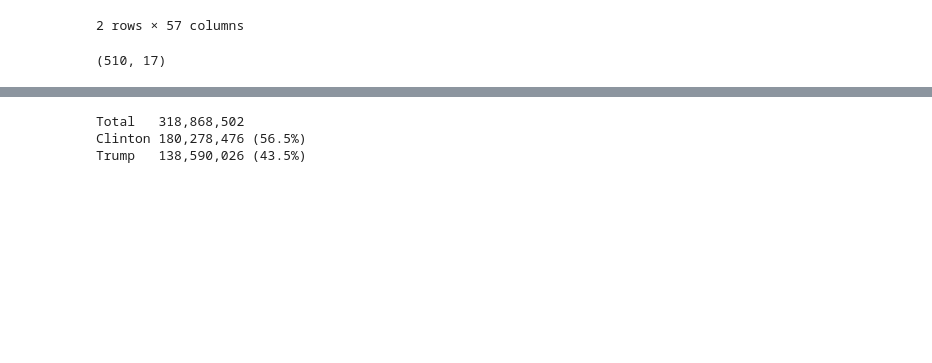
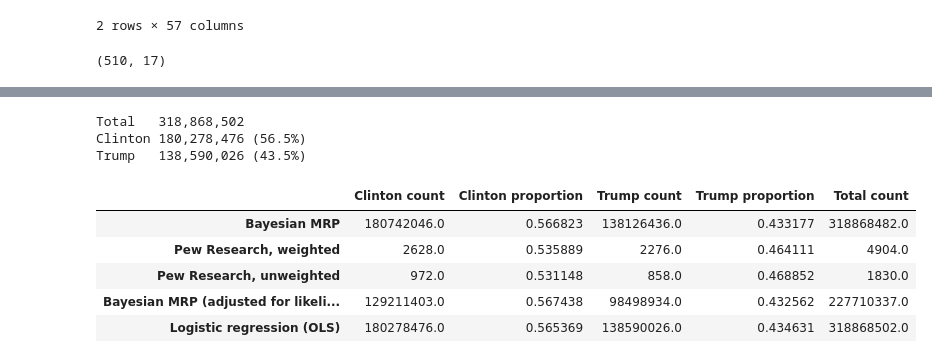
Before and after one commit to aenfield/Data512, a Jupyter notebook: project/MRP_Presidential_Election_2016.ipynb, the cells around one changed output, grey strips where cells are left out. Cells and saved outputs as stored; diff of their text form; code cells hidden in the pictures; blank space fills up the shorter version.

```diff
--- a/project/MRP_Presidential_Election_2016.ipynb
+++ b/project/MRP_Presidential_Election_2016.ipynb
@@ -575,4 +581,5 @@ def show_counts_and_proportions(clinton_count, trump_count):
 # %%
-show_counts_and_proportions(all_cells_with_results['votes_clinton'].sum(),
-                            all_cells_with_results['votes_trump'].sum())
+result_comparison = get_counts_and_proportions("Bayesian MRP",
+                                               all_cells_with_results['votes_clinton'].sum(),
+                                               all_cells_with_results['votes_trump'].sum())
 # %% [output]
@@ -593,8 +600,9 @@ Clinton/lean Clinton    2628.352941
 Trump/lean Trump        2276.147059
 Name: weight, dtype: float64
 # %%
-show_counts_and_proportions(round(d_only[d_only['q10horseGP'] == 'Clinton/lean Clinton']['weight'].sum()),
-                            round(d_only[d_only['q10horseGP'] == 'Trump/lean Trump']['weight'].sum()))
+result_comparison = pd.concat([result_comparison, get_counts_and_proportions("Pew Research, weighted",
+    round(d_only[d_only['q10horseGP'] == 'Clinton/lean Clinton']['weight'].sum()),
+    round(d_only[d_only['q10horseGP'] == 'Trump/lean Trump']['weight'].sum()))])
 # %% [output]
 Total   4,904.0
 Clinton 2,628.0 (53.6%)
@@ -602,8 +613,11 @@ Trump   2,276.0 (46.4%)
 # %% [markdown]
 And if we don't use the weights, just for comparison?
 # %%
-show_counts_and_proportions(len(d_only[d_only['q10horseGP'] == 'Clinton/lean Clinton']),
-                            len(d_only[d_only['q10horseGP'] == 'Trump/lean Trump']))
+result_comparison = pd.concat([result_comparison, get_counts_and_proportions("Pew Research, unweighted",
+    len(d_only[d_only['q10horseGP'] == 'Clinton/lean Clinton']),
+    len(d_only[d_only['q10horseGP'] == 'Trump/lean Trump']))])
+
+result_comparison
 # %% [output]
 Total   1,830
 Clinton 972 (53.1%)
@@ -789,0 +796,6 @@ Trump   98,498,934 (43.3%)
+# %%
+result_comparison = pd.concat([result_comparison, get_counts_and_proportions("Bayesian MRP (adjusted for likelihood of voting)",
+    all_cells_with_results_and_adj_voted_data['votes_adj_clinton'].sum(),
+    all_cells_with_results_and_adj_voted_data['votes_adj_trump'].sum())])
+
+result_comparison
@@ -856,9 +877,16 @@ all_cells_with_results_and_adj_voted_data_and_lr[:3]
 | 1 | Female | Asian or Asian-American | Alaska | 0.318009 | 0.339041 | 0.166253 | 0.005143 | 0.041916 | 0.650145 | 28853.07 | ... |
 | 2 | Female | Asian or Asian-American | Arizona | 0.307900 | 0.319776 | 0.115079 | 0.003314 | 0.100615 | 0.523859 | 124310.67 | ... |
 # %%
-show_counts_and_proportions(all_cells_with_results_and_adj_voted_data_and_lr['lr_votes_clinton'].sum(),
-                            all_cells_with_results_and_adj_voted_data_and_lr['lr_votes_trump'].sum())
+result_comparison = pd.concat([result_comparison, get_counts_and_proportions("Logistic regression (OLS)",
+    all_cells_with_results_and_adj_voted_data_and_lr['lr_votes_clinton'].sum(),
+    all_cells_with_results_and_adj_voted_data_and_lr['lr_votes_trump'].sum())])
 # %% [output]
 Total   318,868,502
 Clinton 180,278,476 (56.5%)
 Trump   138,590,026 (43.5%)
+|  | Clinton count | Clinton proportion | Trump count | Trump proportion | Total count |
+| Bayesian MRP | 180742046.0 | 0.566823 | 138126436.0 | 0.433177 | 318868482.0 |
+| Pew Research, weighted | 2628.0 | 0.535889 | 2276.0 | 0.464111 | 4904.0 |
+| Pew Research, unweighted | 972.0 | 0.531148 | 858.0 | 0.468852 | 1830.0 |
+| Bayesian MRP (adjusted for likeli... | 129211403.0 | 0.567438 | 98498934.0 | 0.432562 | 227710337.0 |
+| Logistic regression (OLS) | 180278476.0 | 0.565369 | 138590026.0 | 0.434631 | 318868502.0 |
```
Also changed, not shown: parts of 20 cells of this notebook, 1 other file.
